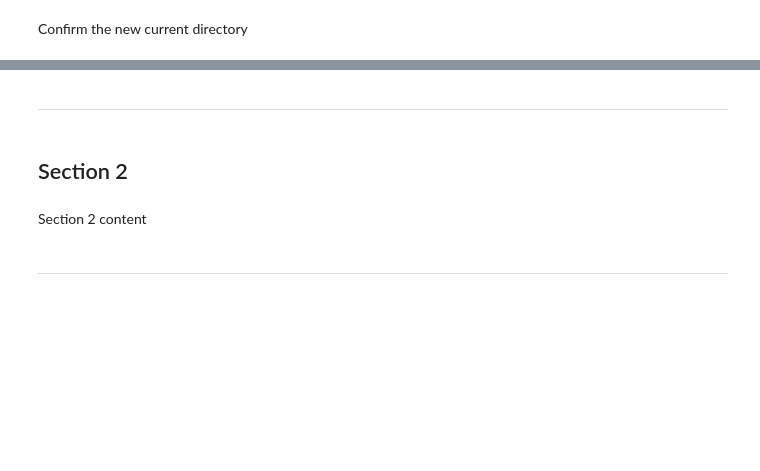
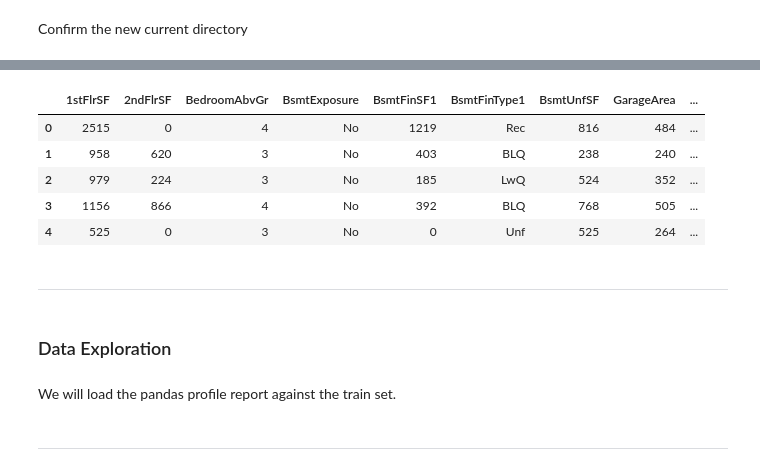
Before and after one commit to GeorgeOsborn97/CI-Project-5-Predictive-Analytics, a Jupyter notebook: jupyter_notebooks/04 - FeatureEngineering.ipynb, the cells around one changed output, grey strips where cells are left out. Cells and saved outputs as stored; diff of their text form; code cells hidden in the pictures; blank space fills up the shorter version.

```diff
--- a/jupyter_notebooks/04 - FeatureEngineering.ipynb
+++ b/jupyter_notebooks/04 - FeatureEngineering.ipynb
@@ -45,6 +82,16 @@ Section 1 content
+# %%
+TestSet = (pd.read_csv("outputs/datasets/cleaned/TestSet.csv"))
+TestSet.head()
+# %% [output]
+|  | 1stFlrSF | 2ndFlrSF | BedroomAbvGr | BsmtExposure | BsmtFinSF1 | BsmtFinType1 | BsmtUnfSF | GarageArea | ... |
+| 0 | 2515 | 0 | 4 | No | 1219 | Rec | 816 | 484 | ... |
+| 1 | 958 | 620 | 3 | No | 403 | BLQ | 238 | 240 | ... |
+| 2 | 979 | 224 | 3 | No | 185 | LwQ | 524 | 352 | ... |
+| 3 | 1156 | 866 | 4 | No | 392 | BLQ | 768 | 505 | ... |
+| 4 | 525 | 0 | 3 | No | 0 | Unf | 525 | 264 | ... |
 # %% [markdown]
 ___
-# %% [markdown]
-## Section 2
-# %% [markdown]
-Section 2 content
+# %% [markdown]
+### Data Exploration
+# %% [markdown]
+We will load the pandas profile report against the train set.
```
Also changed, not shown: parts of 26 cells of this notebook, 1 other file.
